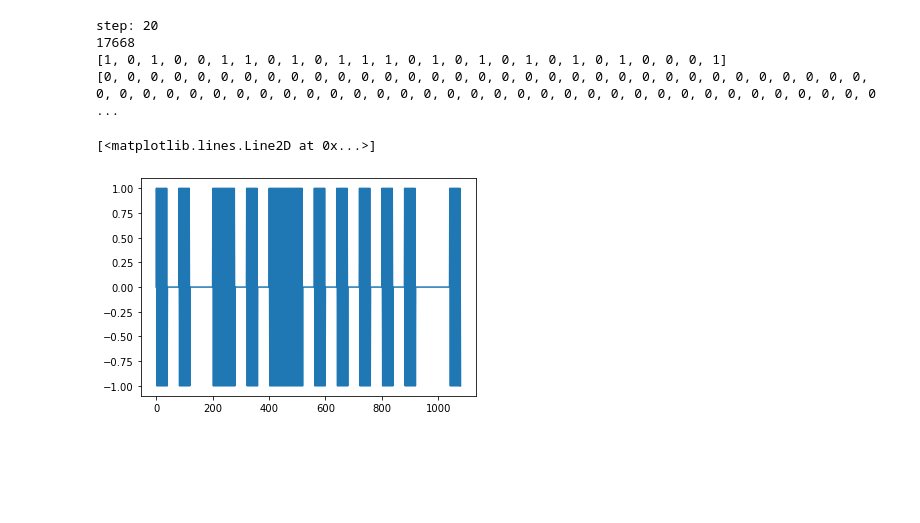
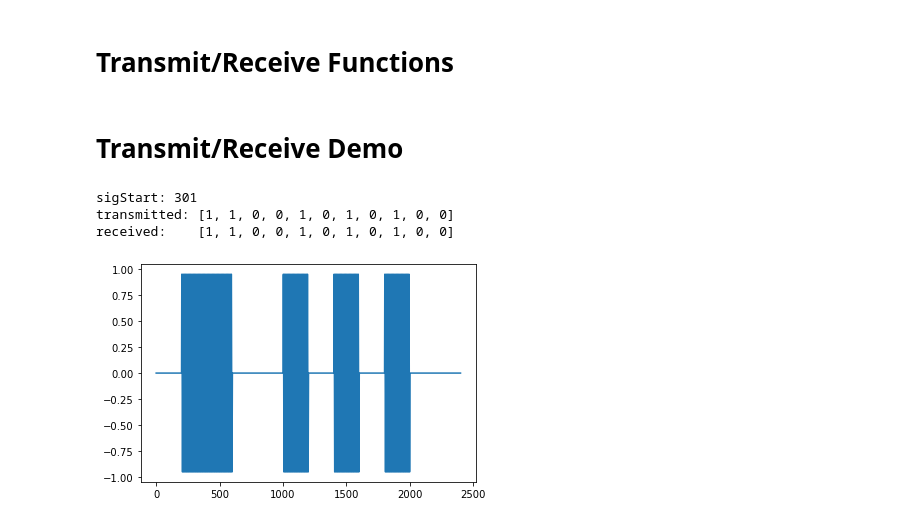
Before and after one commit to AlexDom513/DSP, a Jupyter notebook: Communications/OOK/OOK prototyping.ipynb, the cells around one changed output. Cells and saved outputs as stored; diff of their text form; code cells hidden in the pictures; blank space fills up the shorter version.

```diff
--- a/Communications/OOK/OOK prototyping.ipynb
+++ b/Communications/OOK/OOK prototyping.ipynb
@@ -124 +96,3 @@ print(dataIndex)
+# %% [markdown]
+# Transmit/Receive Functions
 # %%
@@ -130,44 +108,52 @@ def tx(bits, y):
     return txSeq
 # %%
-def rx(x, sample):
-    rxBits = []
+#signal: received signal to be decoded
+#numSample: number of samples in pulse
+#thresh: minimum amplitude for pulse detection
+#returns sequence of bits for decoding
 
-    #determine signal start
+def rx(x, numSample, thresh = .5):
     sigStart = 0
-    step = int(sample/2)
-    print('step: ' + str(step))
+    step = int(numSample/2)
     for i in range(step, len(x)):
         currSample = x[i]
         pastSample = x[i-step]
-        if np.abs(currSample-pastSample) > 10000:
+        if np.abs(currSample-pastSample) > thresh:
             sigStart = i + step
-            print(sigStart)
             break
-
-    #extract the sequence
+    print('sigStart: ' + str(sigStart))
+    sampleIndex = []
+    for i in range(sigStart, len(x), numSample):
+        sampleIndex.append(i)
     dataIndex = []
+    zeroCounter = 0
     for i in range(0, len(sampleIndex)):
-        index = int(sampleIndex[i])
+        index = sampleIndex[i]
         if index > len(x):
             break
-        if np.abs(x[index]) > 10000:
+        if np.abs(x[index]) > thresh:
             dataIndex.append(1)
+            zeroCounter = 0
         else:
             dataIndex.append(0)
-
+            zeroCounter += 1
+        if zeroCounter == 8:
+            break
     return dataIndex
-# %%
-bits = [1,0,1,0,0,1,1,0,1,0,1,1,1,0,1,0,1,0,1,0,1,0,1,0,0,0,1]
-#test  [1,0,1,0,0,1,1,0,1,0,1,1,1,0,1,0,1,0,1,0,1,0,1,0,0,0,1]
-out = tx(bits,y)
-rxBits = rx(x,sample)
-print(bits)
-print(rxBits)
-plt.plot(out)
-# %% [output]
-step: 20
-17668
-[1, 0, 1, 0, 0, 1, 1, 0, 1, 0, 1, 1, 1, 0, 1, 0, 1, 0, 1, 0, 1, 0, 1, 0, 0, 0, 1]
-[0, 0, 0, 0, 0, 0, 0, 0, 0, 0, 0, 0, 0, 0, 0, 0, 0, 0, 0, 0, 0, 0, 0, 0, 0, 0, 0, 0, 0, 0, 0, 0, 0, 0, 0, 0, 0, 0, 0, 0, 0, 0, 0, 0, 0, 0, 0, 0, 0, 0, 0, 0, 0, 0, 0, 0, 0, 0, 0, 0, 0, 0, 0, 0, 0, 0, 0 ...
-[<matplotlib.lines.Line2D at 0x...>]
-[figure, removed]
+# %% [markdown]
+# Transmit/Receive Demo
+# %%
+#note: there should be some zero-padding before the first pulse
+#this will be handled when an audio signal is recorded in audacity
+txBits = [0,1,1,0,0,1,0,1,0,1,0,0]
+out = tx(txBits, y)
+rxBits = rx(out, sample)
+print('transmitted: ' + str(txBits[1:]))
+print('received:    ' + str(rxBits))
+plt.plot(out)
+plt.show()
+# %% [output]
+sigStart: 301
+transmitted: [1, 1, 0, 0, 1, 0, 1, 0, 1, 0, 0]
+received:    [1, 1, 0, 0, 1, 0, 1, 0, 1, 0, 0]
+[figure, added]
```
Also changed, not shown: parts of 24 cells of this notebook, 4 other files.
